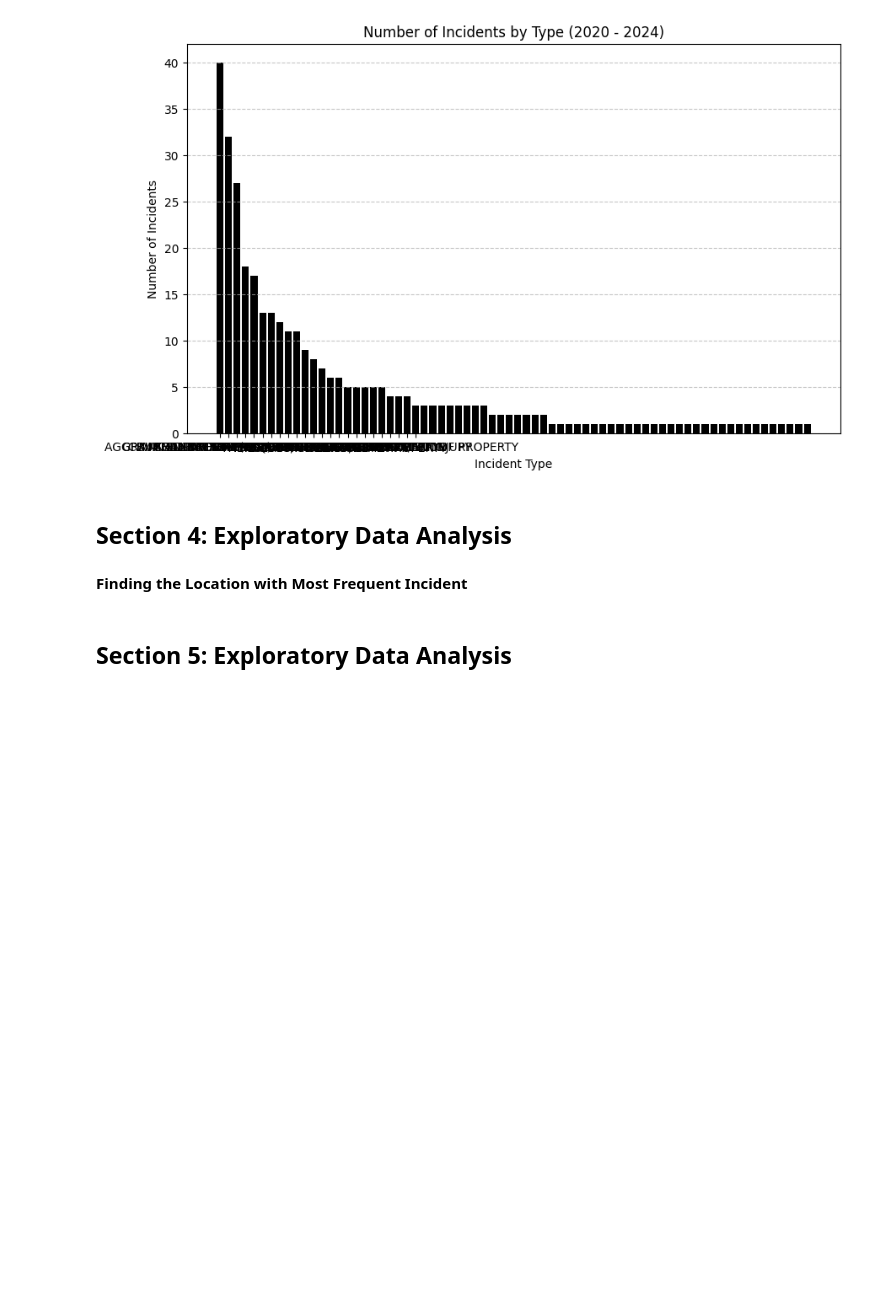
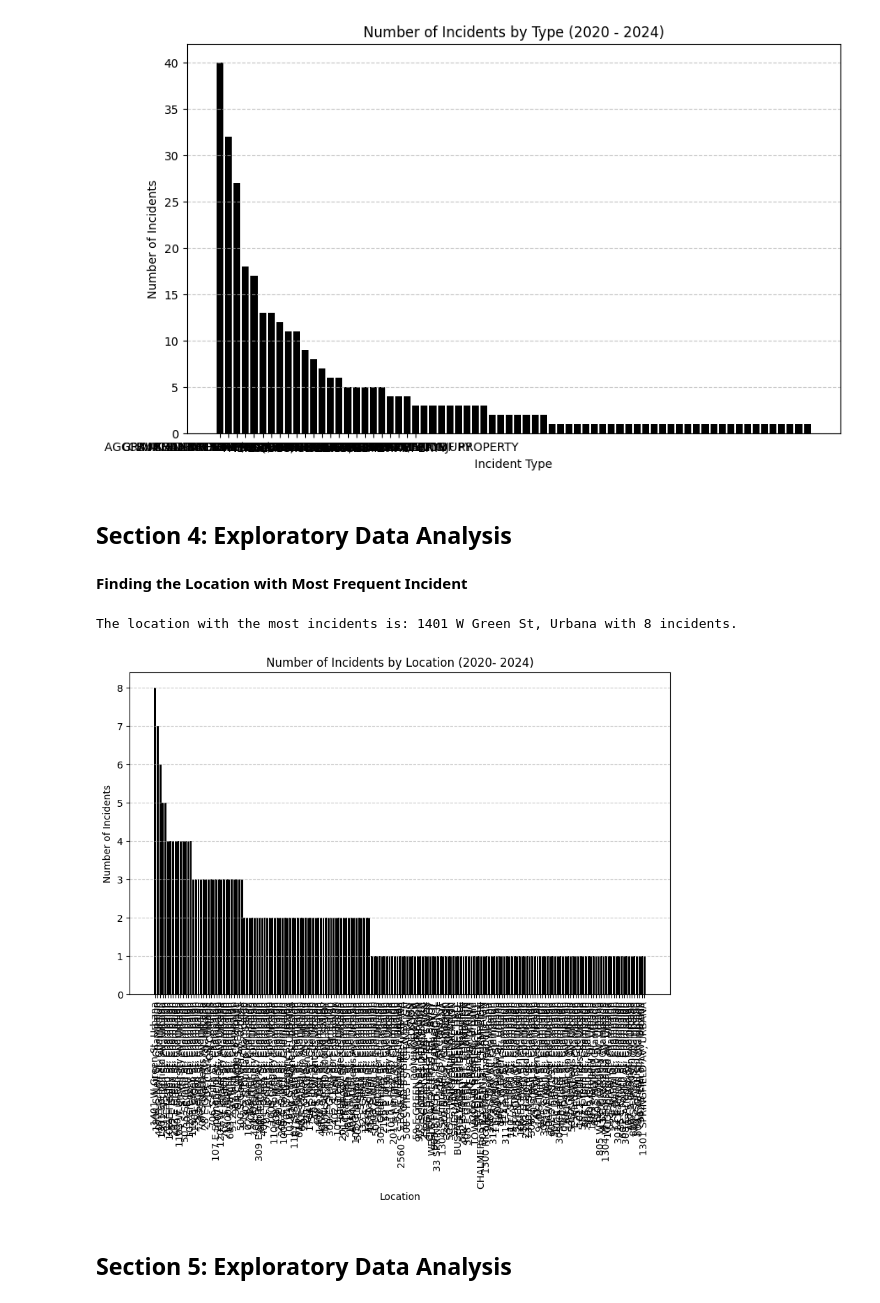
Before and after one commit to senuj05/Illini-Safe, a Jupyter notebook: campus_safety.ipynb, the cells around one changed output. Drawn from its saved outputs; the diff is of its cells as text; code cells hidden in the pictures; blank space fills up the shorter version.

```diff
--- a/campus_safety.ipynb
+++ b/campus_safety.ipynb
@@ -158,14 +158,31 @@ The most frequent incident type is: CRIMINAL DAMAGE TO PROPERTY with 40 occurren
 # %%
 if 'Occurred_From_DateTime' not in data.columns:
     print("Error: Column 'Occurred_From_DateTime' does not excist")
 else:
     #filter data for the year range 2020-2024
     filtered_data=data[(data['Occurred_From_DateTime'].notna())&
                        (data['Occurred_From_DateTime'].dt.year >=2020)&
                        (data['Occurred_From_DateTime'].dt.year <= 2024)]
 
 #count the number of incidents by location- road
 location_counts= filtered_data['Location'].value_counts().reset_index()
 location_counts.columns= ['Location', 'Incident_Count']
+
+#finding the location with the most incidents
+most_frequent_location=location_counts.iloc[0]
+print(f"The location with the most incidents is: {most_frequent_location['Location']} with {most_frequent_location['Incident_Count']} incidents.")
+
+#plot the number of incidents by location
+plt.figure(figsize=(10,6))
+plt.bar(location_counts['Location'], location_counts['Incident_Count'], color= 'black')
+plt.xlabel('Location')
+plt.ylabel('Number of Incidents')
+plt.title('Number of Incidents by Location (2020- 2024)')
+plt. xticks(rotation =90)
+plt.grid(axis='y', linestyle='--', alpha=0.7)
+plt.show()
+# %% [output]
+The location with the most incidents is: 1401 W Green St, Urbana with 8 incidents.
+[figure, added]
 # %% [markdown]
 ## Section 5: Exploratory Data Analysis
```
